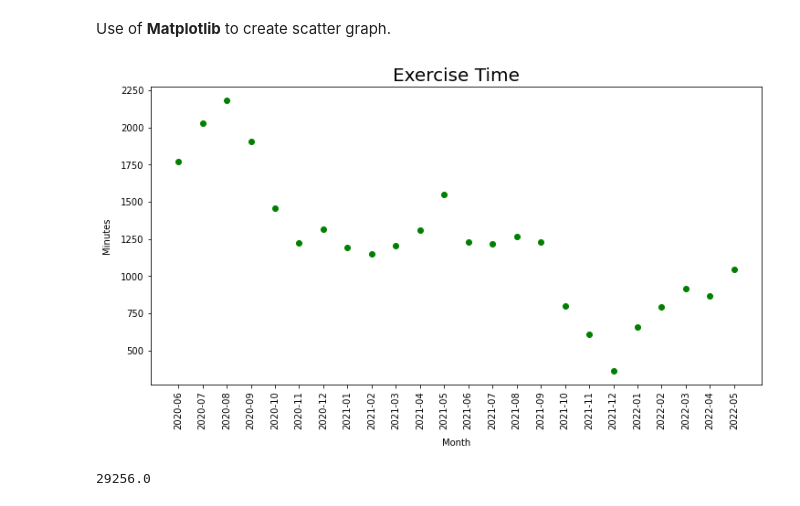
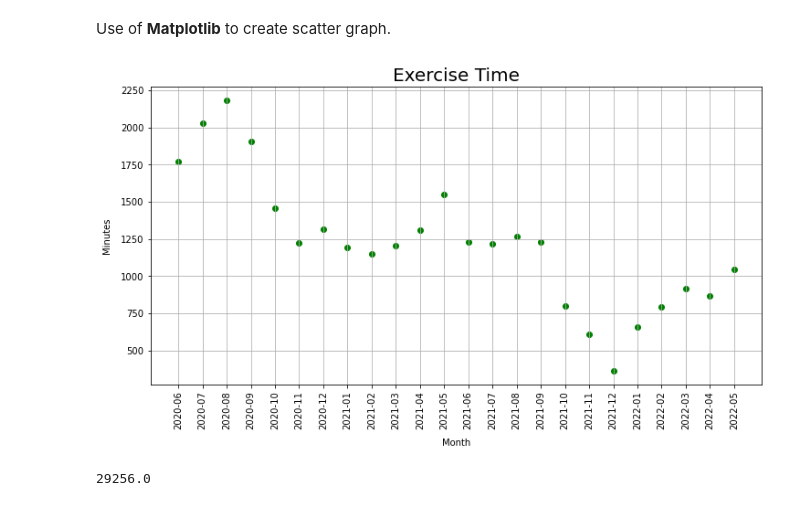
Before and after one commit to KimBug29/AppleDataKW, a Jupyter notebook: HealthData.ipynb, the cells around one changed output. Cells and saved outputs as stored; diff of their text form; code cells hidden in the pictures.

```diff
--- a/HealthData.ipynb
+++ b/HealthData.ipynb
@@ -151,14 +231,15 @@ Use of <b>Matplotlib</b> to create scatter graph.
 # %%
 #Plot the 2-year period (in months) of Exercise Time (minutes)
 plt.figure(figsize = (12, 6))
 plt.scatter(health_data_2year_dataframe['Date'], health_data_2year_dataframe['Exercise time(min)'], color = "green")
 plt.xlabel("Month", labelpad=10)
 plt.ylabel("Minutes", labelpad=10)
+plt.grid()
 plt.xticks(rotation="vertical")
 plt.title("Exercise Time", fontsize=20)
 plt.show()
 # %% [output]
-[figure, old version]
+[figure, new version]
 # %%
 #Calculate the sum of exercise time (minutes). Save information as a variable 'sum_exercise_time'.
 sum_exercise_time = health_data_2year_dataframe['Exercise time(min)'].sum()
```
Also changed, not shown: parts of 7 cells of this notebook.
